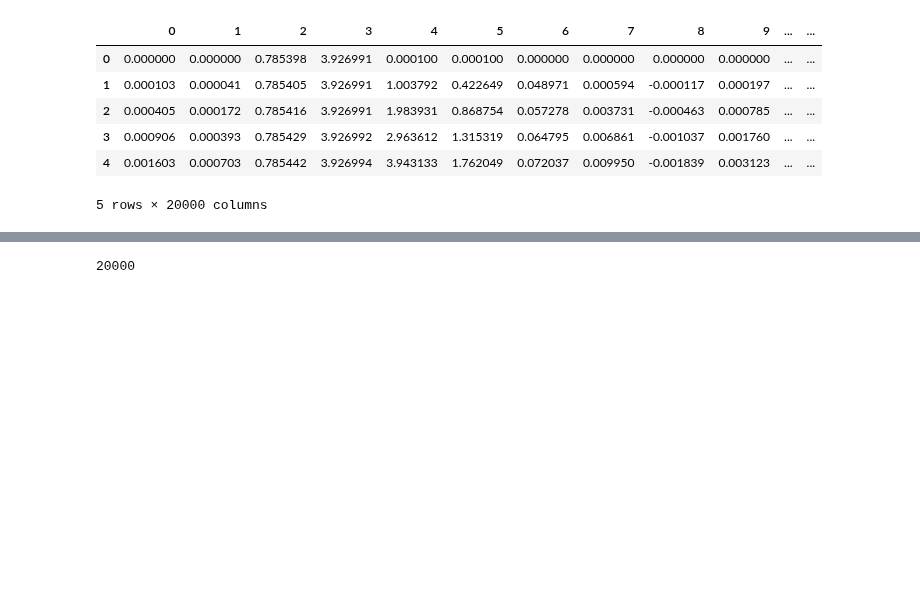
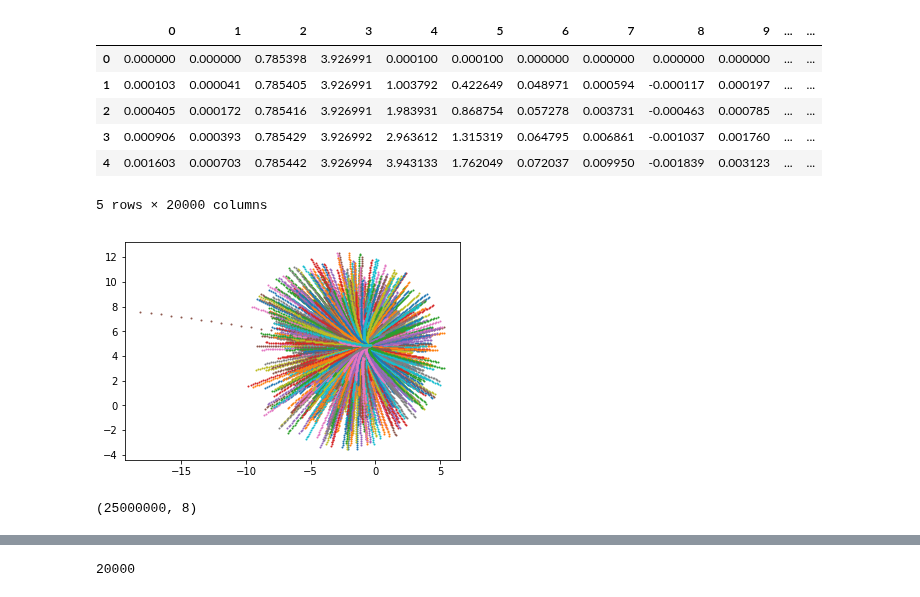
Before and after one commit to oliviatessa/MothMachineLearning, a Jupyter notebook: Train NN with large dataset.ipynb, the cells around one changed output, grey strips where cells are left out. Saved outputs shown, nothing was run; the diff lists cells and outputs as text; code cells hidden in the pictures; blank space fills up the shorter version.

```diff
--- a/Train NN with large dataset.ipynb
+++ b/Train NN with large dataset.ipynb
@@ -55,3 +56,10 @@ dd.head()
 | 3 | 0.000906 | 0.000393 | 0.785429 | 3.926992 | 2.963612 | 1.315319 | 0.064795 | 0.006861 | -0.001037 | 0.001760 | ... | ... |
 | 4 | 0.001603 | 0.000703 | 0.785442 | 3.926994 | 3.943133 | 1.762049 | 0.072037 | 0.009950 | -0.001839 | 0.003123 | ... | ... |
 5 rows × 20000 columns
+# %%
+ii = 200
+
+for jj in np.arange(0, dta.shape[0], step = 8):
+    plt.scatter(dta[ii:ii+100, jj], dta[ii:ii+100, jj + 1], s = 1)
+# %% [output]
+[figure, added]
@@ -57,0 +68,8 @@ dd.head()
+# %%
+# another possible way to rearrange the data
+ss = 8
+a = dta
+bb = np.array(np.zeros(a.shape)).reshape([-1, ss])
+bb.shape
+# %% [output]
+(25000000, 8)
```
Also changed, not shown: parts of 48 cells of this notebook.
